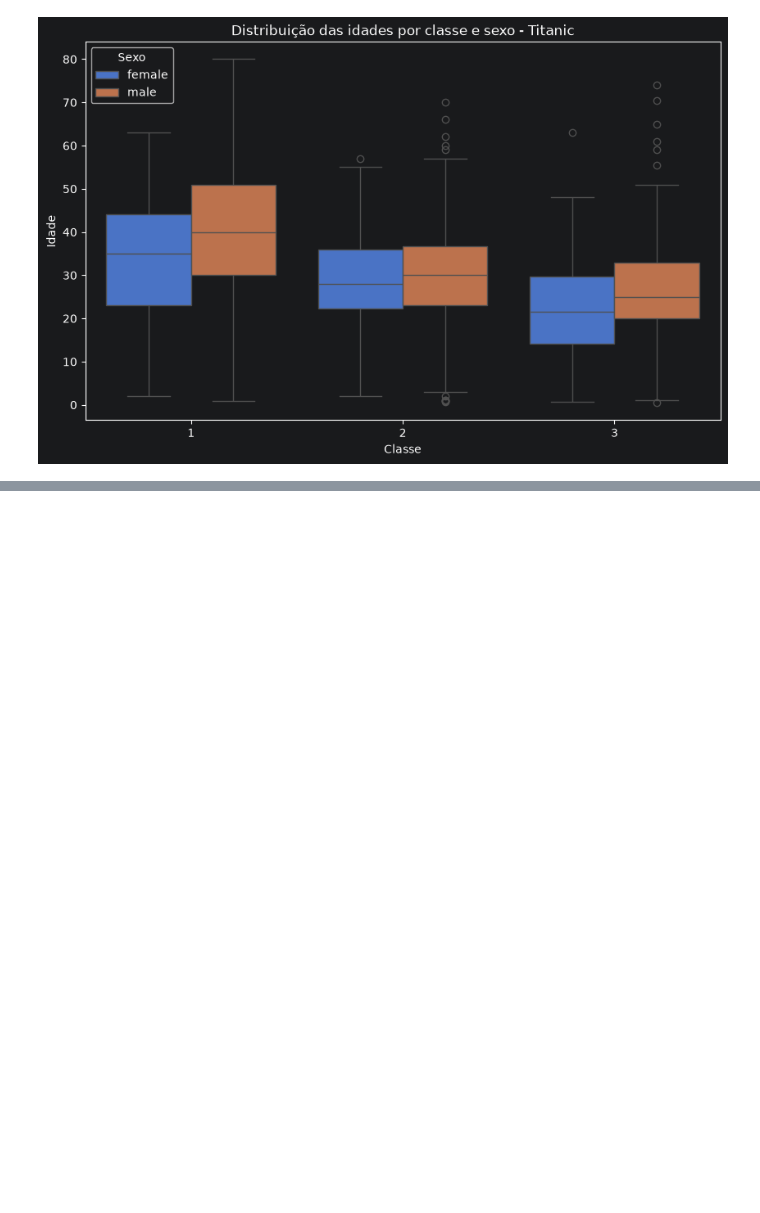
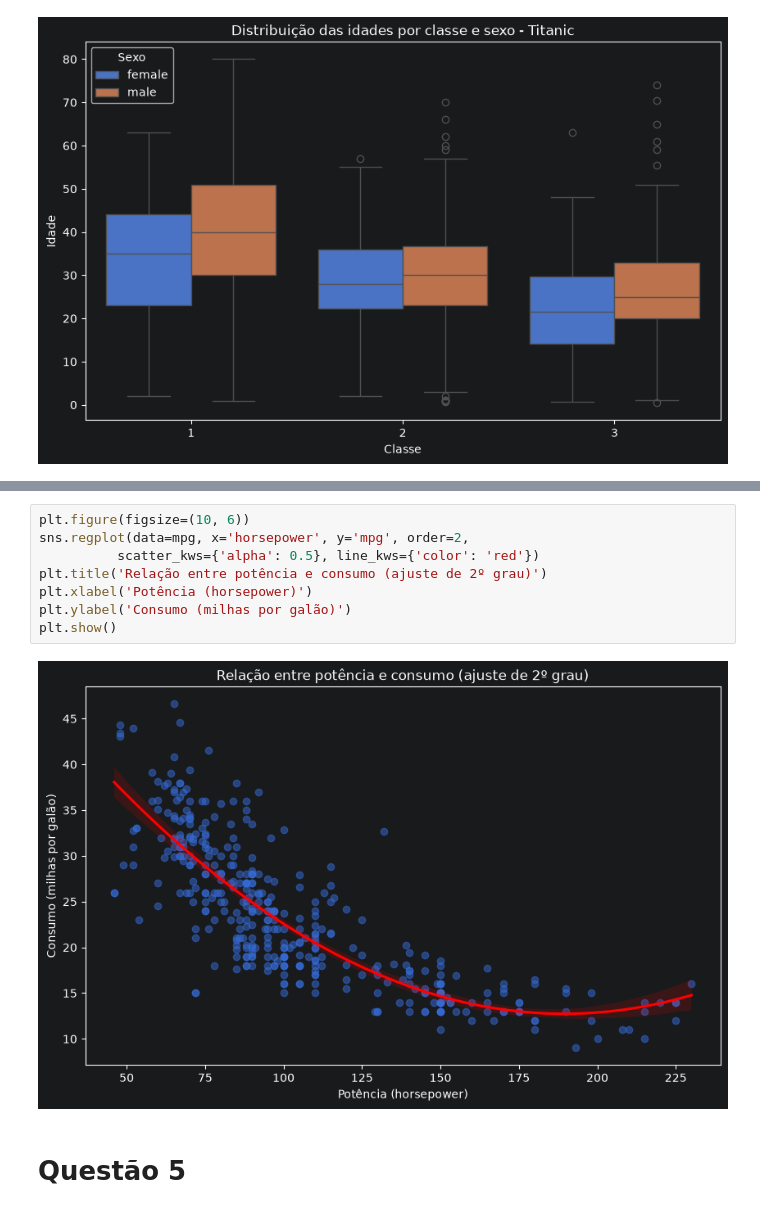
Before and after one commit to caiosemblano/C11-Data-Science, a Jupyter notebook: exercicicosComNota/exercicio9.ipynb, the cells around one changed output, grey strips where cells are left out. Drawn from its saved outputs; the diff is of its cells as text; blank space fills up the shorter version.

```diff
--- a/exercicicosComNota/exercicio9.ipynb
+++ b/exercicicosComNota/exercicio9.ipynb
@@ -62,0 +88,12 @@ plt.show()
+# %%
+plt.figure(figsize=(10, 6))
+sns.regplot(data=mpg, x='horsepower', y='mpg', order=2,
+          scatter_kws={'alpha': 0.5}, line_kws={'color': 'red'})
+plt.title('Relação entre potência e consumo (ajuste de 2º grau)')
+plt.xlabel('Potência (horsepower)')
+plt.ylabel('Consumo (milhas por galão)')
+plt.show()
+# %% [output]
+[figure, added]
+# %% [markdown]
+# Questão 5
```
Also changed, not shown: parts of 6 cells of this notebook.
